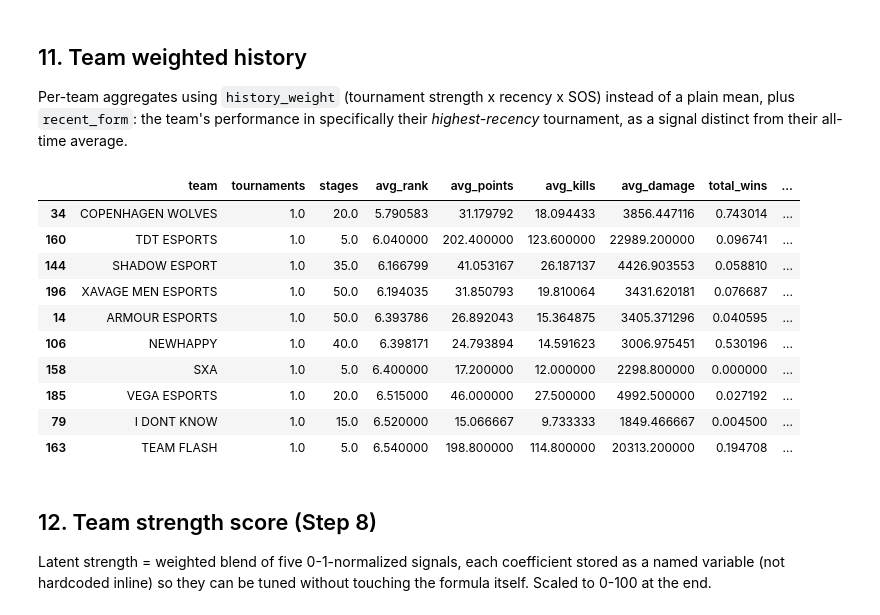
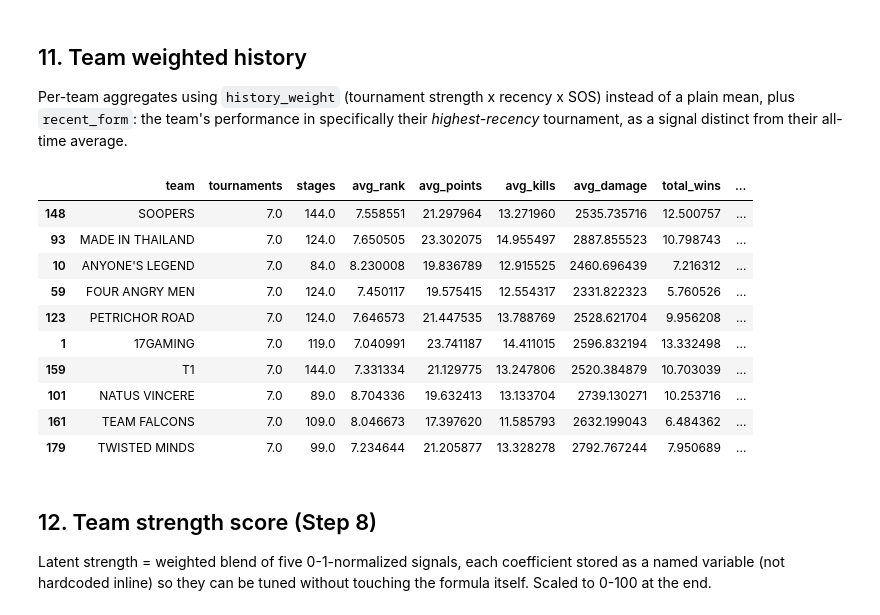
Before and after one commit to NTMQuannuaQMTN/ewcpubg, a Jupyter notebook: notebooks/ewcpubg.ipynb, the cells around one changed output. Saved outputs shown, nothing was run; the diff lists cells and outputs as text; code cells hidden in the pictures.

```diff
--- a/notebooks/ewcpubg.ipynb
+++ b/notebooks/ewcpubg.ipynb
@@ -1362,0 +1374,28 @@ team_df[["tournament", "stage", "team", "history_weight"]].sort_values("history_
+# %%
+# Tournament placements: not just wins, but podium finishes (1st/2nd/3rd)
+# within high-importance stages (stage_weight >= 1.15, i.e. Grand
+# Finals/Final Stage/Winners Stage), weighted double for global (PGS-tier)
+# tournaments vs regional ones. Historical average per-game rank (below)
+# dilutes a real strong finish across every early-stage game too -- a team
+# can finish 1st or 2nd overall on points without topping every individual
+# game, and a team that's repeatedly a PGS runner-up deserves real credit
+# even without an outright win.
+PODIUM_CREDIT = {1: 3, 2: 2, 3: 1}  # 4th+ = 0
+
+finals_mask = team_df["stage_weight"] >= 1.15
+stage_rank = team_df.groupby(["tournament", "stage"])["totalPoints"].rank(ascending=False, method="min")
+
+is_global_tournament = (
+    team_df["tournament"].map(TOURNAMENT_STRENGTH_BY_NAME).fillna(0) >= GLOBAL_TOURNAMENT_STRENGTH_THRESHOLD
+)
+
+team_df["stage_placement_credit"] = 0.0
+team_df.loc[finals_mask, "stage_placement_credit"] = stage_rank[finals_mask].map(PODIUM_CREDIT).fillna(0)
+team_df["stage_placement_credit"] *= np.where(is_global_tournament, 2.0, 1.0)
+
+# Kept for reference/inspection -- an outright win specifically.
+team_df["stage_win"] = ((stage_rank == 1) & finals_mask).astype(int)
+
+team_df[team_df["stage_placement_credit"] > 0][
+    ["tournament", "stage", "team", "totalPoints", "stage_placement_credit"]
+].sort_values("stage_placement_credit", ascending=False)
@@ -1417,44 +1474,55 @@ def _team_weighted_row(x):
     w = x["history_weight"]
 
     most_recent_idx = x["tournament"].map(RECENCY_BY_NAME).fillna(1.0).idxmax()
     recent_avg_rank = x.loc[most_recent_idx, "avgRank"]
+
+    tournament_wins = x.loc[x["stage_win"] == 1, "tournament"].nunique()
+    major_wins = x.loc[
+        (x["stage_win"] == 1) & (x["tournament"].map(TOURNAMENT_STRENGTH_BY_NAME).fillna(0) >= GLOBAL_TOURNAMENT_STRENGTH_THRESHOLD),
+        "tournament",
+    ].nunique()
+    championship_score = x["stage_placement_credit"].sum()
 
     return pd.Series({
         "tournaments": x["tournament"].nunique(),
         "stages": len(x),
 
         "avg_rank": np.average(x["avgRank"], weights=w),
         "avg_points": np.average(x["totalPoints"], weights=w),
         "avg_kills": np.average(x["kills"], weights=w),
         "avg_damage": np.average(x["damageDealt"], weights=w),
         "total_wins": (x["wins"] * w).sum(),
+
+        "tournament_wins": tournament_wins,
+        "major_wins": major_wins,
+        "championship_score": championship_score,
 
         "recent_avg_rank": recent_avg_rank,
         "twire_team_rating": x["twire_team_rating"].iloc[0],
         "strength_of_schedule": np.average(x["strength_of_schedule"], weights=w),
     })
 
 
 team_weighted_history = (
     team_df
     .groupby("team")
     .apply(_team_weighted_row)
     .reset_index()
 )
 
-team_weighted_history.sort_values("avg_rank").head(10)
+team_weighted_history.sort_values("championship_score", ascending=False).head(10)
 # %% [output]
 |  | team | tournaments | stages | avg_rank | avg_points | avg_kills | avg_damage | total_wins | ... |
-| 34 | COPENHAGEN WOLVES | 1.0 | 20.0 | 5.790583 | 31.179792 | 18.094433 | 3856.447116 | 0.743014 | ... |
-| 160 | TDT ESPORTS | 1.0 | 5.0 | 6.040000 | 202.400000 | 123.600000 | 22989.200000 | 0.096741 | ... |
-| 144 | SHADOW ESPORT | 1.0 | 35.0 | 6.166799 | 41.053167 | 26.187137 | 4426.903553 | 0.058810 | ... |
-| 196 | XAVAGE MEN ESPORTS | 1.0 | 50.0 | 6.194035 | 31.850793 | 19.810064 | 3431.620181 | 0.076687 | ... |
-| 14 | ARMOUR ESPORTS | 1.0 | 50.0 | 6.393786 | 26.892043 | 15.364875 | 3405.371296 | 0.040595 | ... |
-| 106 | NEWHAPPY | 1.0 | 40.0 | 6.398171 | 24.793894 | 14.591623 | 3006.975451 | 0.530196 | ... |
-| 158 | SXA | 1.0 | 5.0 | 6.400000 | 17.200000 | 12.000000 | 2298.800000 | 0.000000 | ... |
-| 185 | VEGA ESPORTS | 1.0 | 20.0 | 6.515000 | 46.000000 | 27.500000 | 4992.500000 | 0.027192 | ... |
-| 79 | I DONT KNOW | 1.0 | 15.0 | 6.520000 | 15.066667 | 9.733333 | 1849.466667 | 0.004500 | ... |
-| 163 | TEAM FLASH | 1.0 | 5.0 | 6.540000 | 198.800000 | 114.800000 | 20313.200000 | 0.194708 | ... |
+| 148 | SOOPERS | 7.0 | 144.0 | 7.558551 | 21.297964 | 13.271960 | 2535.735716 | 12.500757 | ... |
+| 93 | MADE IN THAILAND | 7.0 | 124.0 | 7.650505 | 23.302075 | 14.955497 | 2887.855523 | 10.798743 | ... |
+| 10 | ANYONE'S LEGEND | 7.0 | 84.0 | 8.230008 | 19.836789 | 12.915525 | 2460.696439 | 7.216312 | ... |
+| 59 | FOUR ANGRY MEN | 7.0 | 124.0 | 7.450117 | 19.575415 | 12.554317 | 2331.822323 | 5.760526 | ... |
+| 123 | PETRICHOR ROAD | 7.0 | 124.0 | 7.646573 | 21.447535 | 13.788769 | 2528.621704 | 9.956208 | ... |
+| 1 | 17GAMING | 7.0 | 119.0 | 7.040991 | 23.741187 | 14.411015 | 2596.832194 | 13.332498 | ... |
+| 159 | T1 | 7.0 | 144.0 | 7.331334 | 21.129775 | 13.247806 | 2520.384879 | 10.703039 | ... |
+| 101 | NATUS VINCERE | 7.0 | 89.0 | 8.704336 | 19.632413 | 13.133704 | 2739.130271 | 10.253716 | ... |
+| 161 | TEAM FALCONS | 7.0 | 109.0 | 8.046673 | 17.397620 | 11.585793 | 2632.199043 | 6.484362 | ... |
+| 179 | TWISTED MINDS | 7.0 | 99.0 | 7.234644 | 21.205877 | 13.328278 | 2792.767244 | 7.950689 | ... |
 # %% [markdown]
 ## 12. Team strength score (Step 8)
 
```
Also changed, not shown: parts of 13 cells of this notebook.
